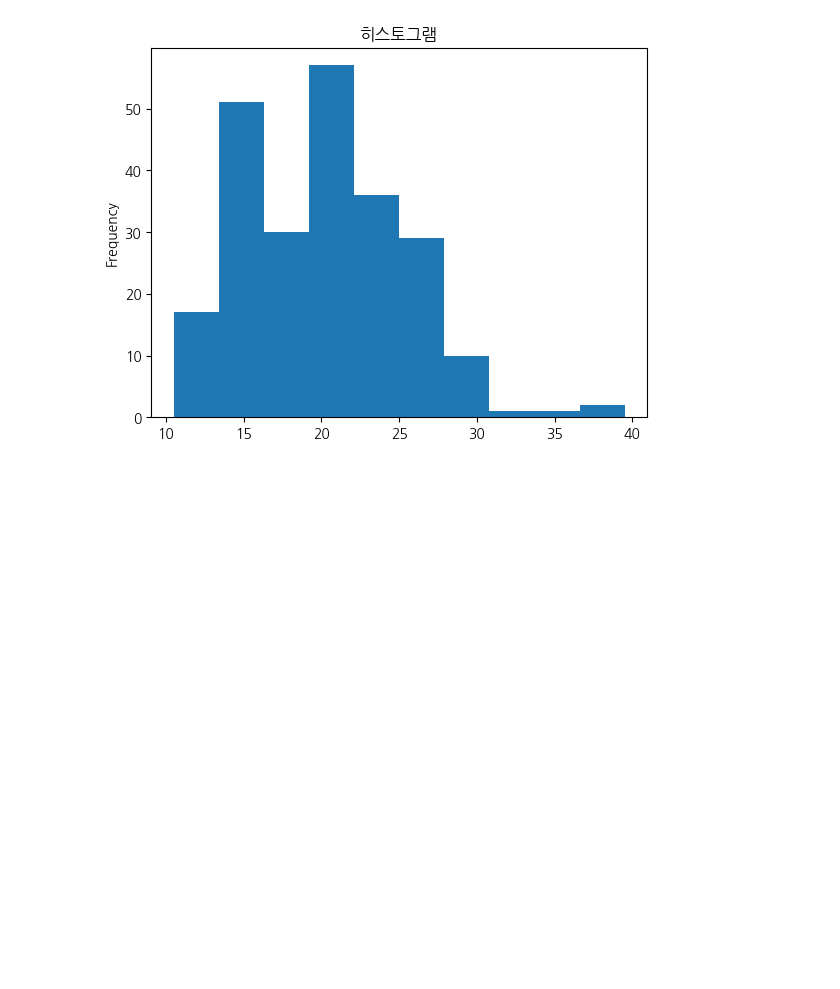
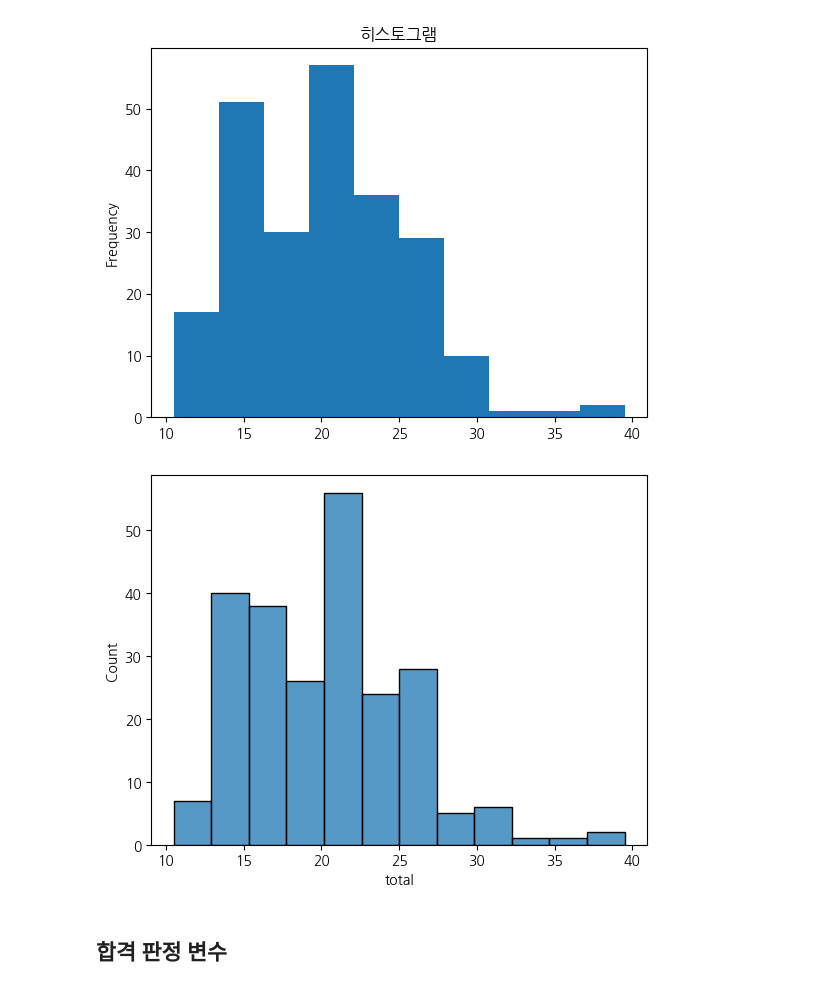
Before and after one commit to wjdtjdus/2025-1-myclass-BDA, a Jupyter notebook: inclass/05w_B_wed_0402_easy_ch05_06ipynb.ipynb, the cells around one changed output. Cells and saved outputs as stored; diff of their text form; code cells hidden in the pictures; blank space fills up the shorter version.

```diff
--- a/inclass/05w_B_wed_0402_easy_ch05_06ipynb.ipynb
+++ b/inclass/05w_B_wed_0402_easy_ch05_06ipynb.ipynb
@@ -254,3 +254,11 @@ import koreanize_matplotlib
 mpg['total'].plot(kind="hist", title="히스토그램");
 # %% [output]
 [figure]
+# %%
+import seaborn as sns
+
+sns.histplot(mpg, x="total"); # x=mpg.total
+# %% [output]
+[figure, added]
+# %% [markdown]
+## 합격 판정 변수
```
Also changed, not shown: parts of 41 cells of this notebook.
